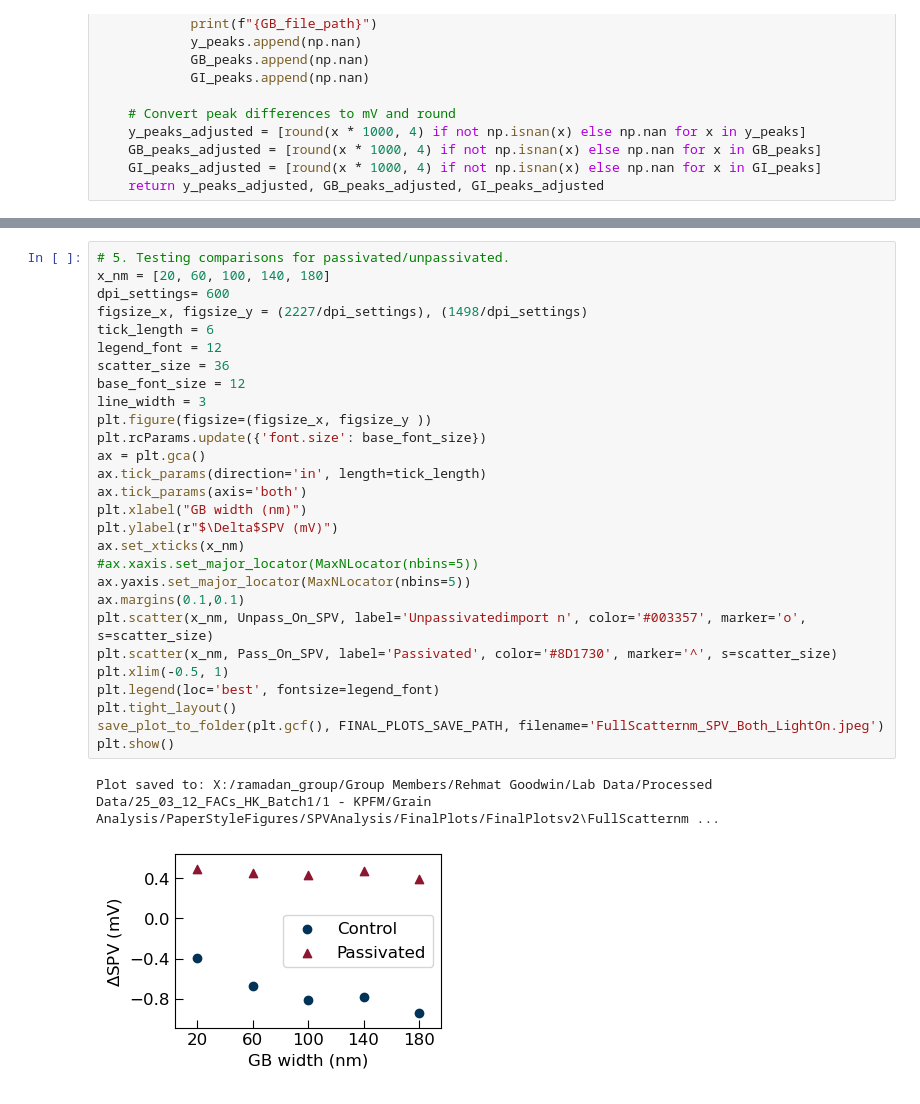
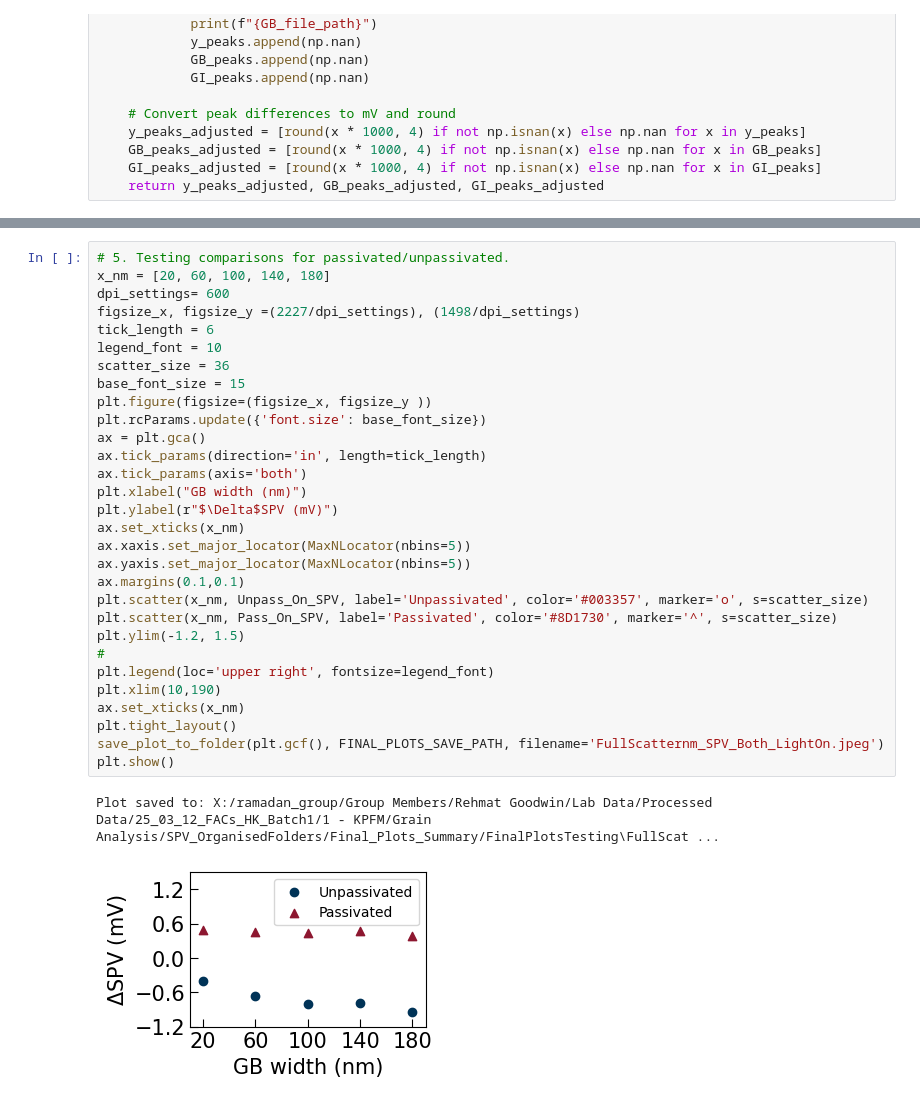
Before and after one commit to RamadanLab/KPFM_processing, a Jupyter notebook: SPVGrainBoundaryAnalysis.ipynb, the cells around one changed output, grey strips where cells are left out. Cells and saved outputs as stored; diff of their text form.

Commit message:
Updated plotting for SPV grain analysis

```diff
--- a/SPVGrainBoundaryAnalysis.ipynb
+++ b/SPVGrainBoundaryAnalysis.ipynb
@@ -518,34 +530,36 @@ plt.show()
 # %%
 # 5. Testing comparisons for passivated/unpassivated.
 x_nm = [20, 60, 100, 140, 180]
 dpi_settings= 600
-figsize_x, figsize_y = (2227/dpi_settings), (1498/dpi_settings)
+figsize_x, figsize_y =(2227/dpi_settings), (1498/dpi_settings)
 tick_length = 6
-legend_font = 12
+legend_font = 10
 scatter_size = 36
-base_font_size = 12
-line_width = 3
+base_font_size = 15
 plt.figure(figsize=(figsize_x, figsize_y ))
 plt.rcParams.update({'font.size': base_font_size})
 ax = plt.gca()
 ax.tick_params(direction='in', length=tick_length)
 ax.tick_params(axis='both')
 plt.xlabel("GB width (nm)")
 plt.ylabel(r"$\Delta$SPV (mV)")
 ax.set_xticks(x_nm)
-#ax.xaxis.set_major_locator(MaxNLocator(nbins=5))
+ax.xaxis.set_major_locator(MaxNLocator(nbins=5))
 ax.yaxis.set_major_locator(MaxNLocator(nbins=5))
 ax.margins(0.1,0.1)
-plt.scatter(x_nm, Unpass_On_SPV, label='Unpassivatedimport n', color='#003357', marker='o', s=scatter_size)
+plt.scatter(x_nm, Unpass_On_SPV, label='Unpassivated', color='#003357', marker='o', s=scatter_size)
 plt.scatter(x_nm, Pass_On_SPV, label='Passivated', color='#8D1730', marker='^', s=scatter_size)
-plt.xlim(-0.5, 1)
-plt.legend(loc='best', fontsize=legend_font)
+plt.ylim(-1.2, 1.5)
+#
+plt.legend(loc='upper right', fontsize=legend_font)
+plt.xlim(10,190)
+ax.set_xticks(x_nm)
 plt.tight_layout()
 save_plot_to_folder(plt.gcf(), FINAL_PLOTS_SAVE_PATH, filename='FullScatternm_SPV_Both_LightOn.jpeg')
 plt.show()
 # %% [output]
-Plot saved to: X:/ramadan_group/Group Members/Rehmat Goodwin/Lab Data/Processed Data/25_03_12_FACs_HK_Batch1/1 - KPFM/Grain Analysis/PaperStyleFigures/SPVAnalysis/FinalPlots/FinalPlotsv2\FullScatternm ...
+Plot saved to: X:/ramadan_group/Group Members/Rehmat Goodwin/Lab Data/Processed Data/25_03_12_FACs_HK_Batch1/1 - KPFM/Grain Analysis/SPV_OrganisedFolders/Final_Plots_Summary/FinalPlotsTesting\FullScat ...
-[figure, old version]
+[figure, new version]
 # %%
 # 5. Testing comparisons for passivated/unpassivated.
 x_nm = [20, 60, 100, 140, 180]
```
Also changed, not shown: parts of 5 cells of this notebook, 1 other file.
